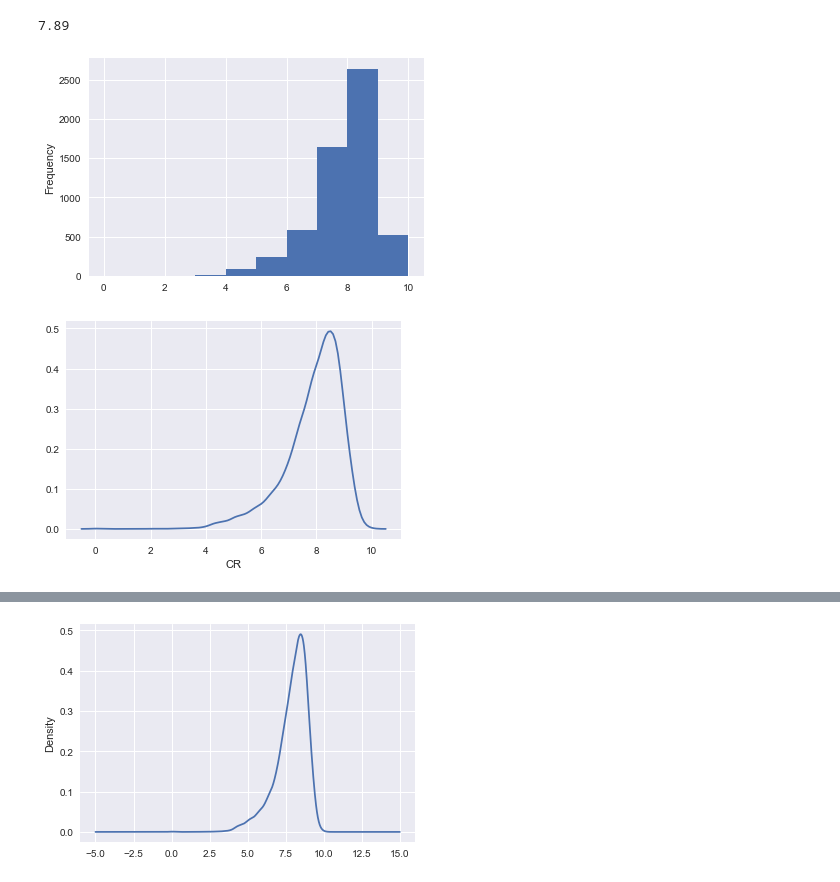
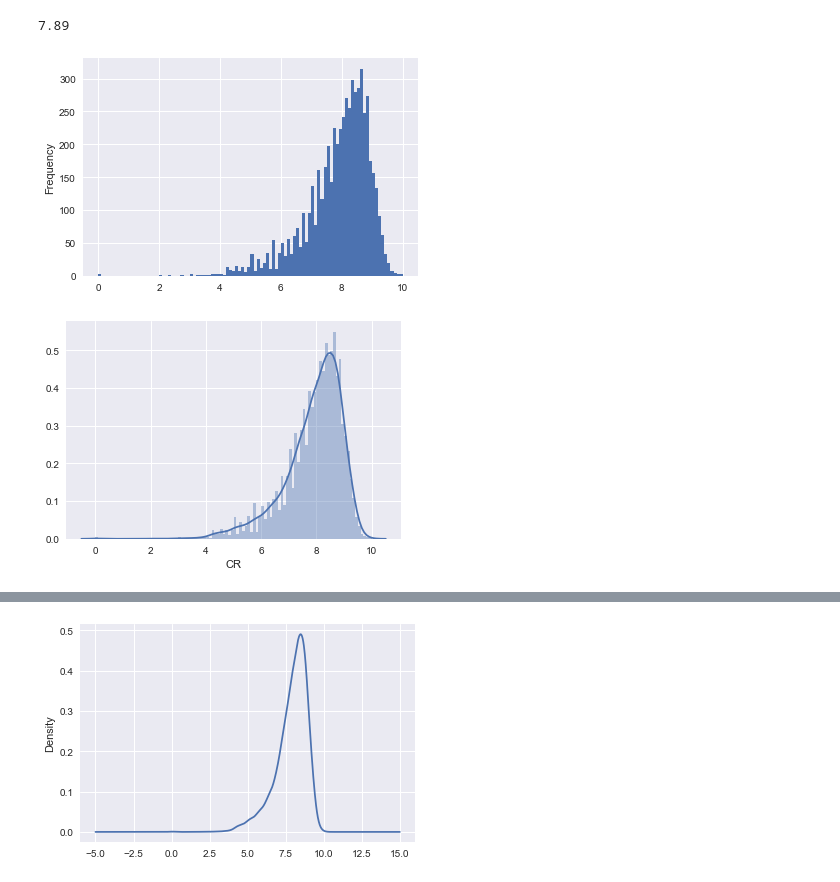
Before and after one commit to gassantos/edatics, a Jupyter notebook: uffdata/uffdata_graphics.ipynb, the cells around one changed output, grey strips where cells are left out. Drawn from its saved outputs; the diff is of its cells as text; code cells hidden in the pictures.

```diff
--- a/uffdata/uffdata_graphics.ipynb
+++ b/uffdata/uffdata_graphics.ipynb
@@ -128,10 +128,12 @@ round(df.CR.mean(), 2)
 # %%
 # Construção de Gráficos com base no COEFICIENTE DE RENDIMENTO
 
-df.CR.plot.hist();
+# df.CR.plot.hist(bins=100);
+
+df.CR.plot.hist(bins=100);
 # %% [output]
-[figure, old version]
+[figure, new version]
 # %%
-distplot(df.CR, hist=False);
+distplot(df.CR, hist=True,bins=100);
 # %% [output]
-[figure, old version]
+[figure, new version]
```
Also changed, not shown: parts of 6 cells of this notebook.
